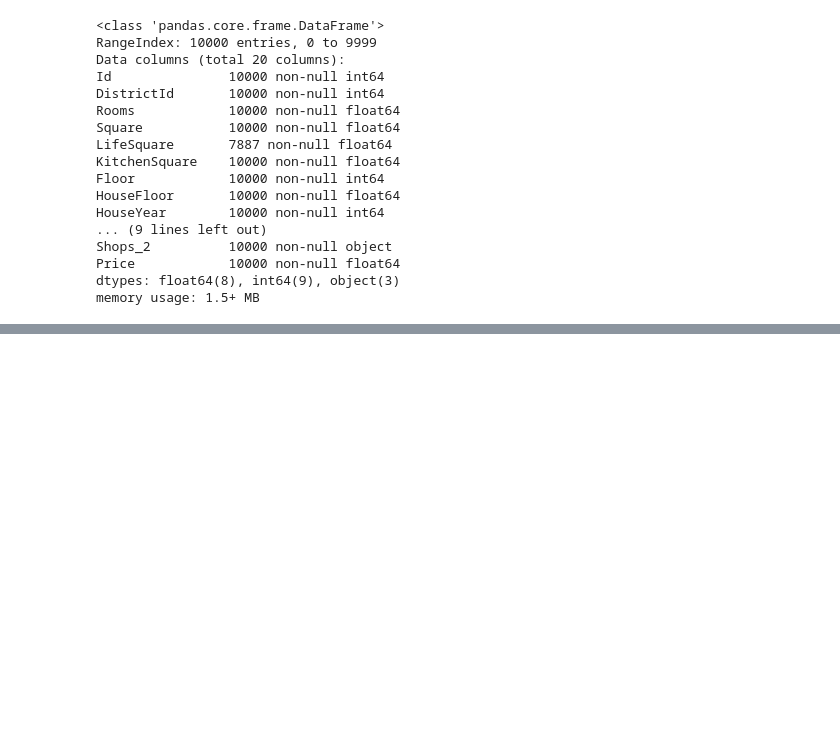
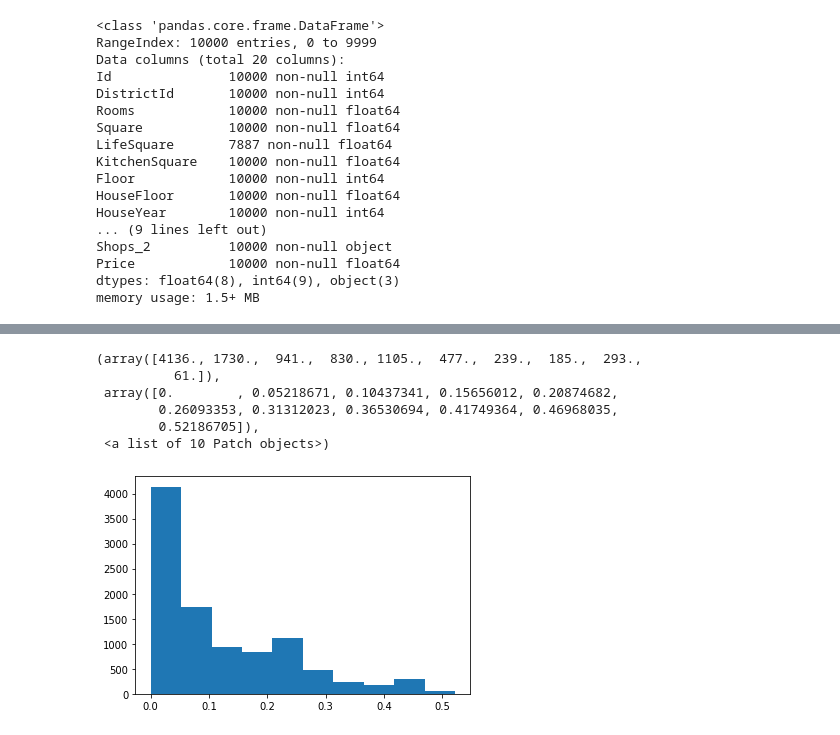
Before and after one commit to eridanletalis/PyDataScience, a Jupyter notebook: VVlasov_predictions.ipynb, the cells around one changed output, grey strips where cells are left out. Saved outputs shown, nothing was run; the diff lists cells and outputs as text; code cells hidden in the pictures; blank space fills up the shorter version.

```diff
--- a/VVlasov_predictions.ipynb
+++ b/VVlasov_predictions.ipynb
@@ -123,0 +370,11 @@ array(['B', 'A'], dtype=object)
+# %%
+# Не уверен, что делать с показателями экологии и магазинов, но, хотя бы, посмотрю на распределения и выбросы
+plt.hist(data["Ecology_1"])
+# %% [output]
+(array([4136., 1730.,  941.,  830., 1105.,  477.,  239.,  185.,  293.,
+          61.]),
+ array([0.        , 0.05218671, 0.10437341, 0.15656012, 0.20874682,
+        0.26093353, 0.31312023, 0.36530694, 0.41749364, 0.46968035,
+        0.52186705]),
+ <a list of 10 Patch objects>)
+[figure, added]
```
Also changed, not shown: parts of 56 cells of this notebook, 1 other file.
